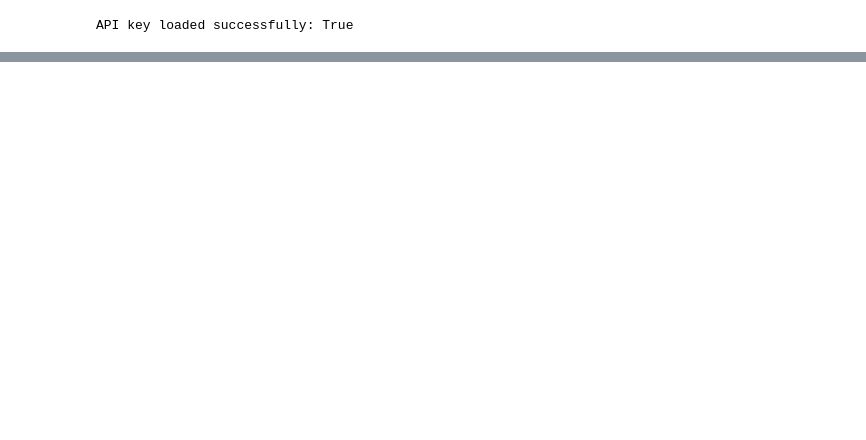
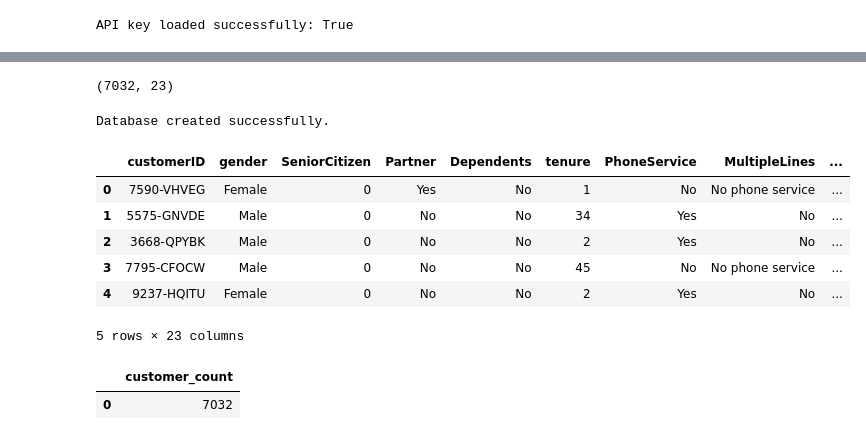
Before and after one commit to AchalaJain/telco-llm-analytics-assistant, a Jupyter notebook: notebooks/01_llm_text_to_sql.ipynb, the cells around one changed output, grey strips where cells are left out. Cells and saved outputs as stored; diff of their text form; code cells hidden in the pictures; blank space fills up the shorter version.

```diff
--- a/notebooks/01_llm_text_to_sql.ipynb
+++ b/notebooks/01_llm_text_to_sql.ipynb
@@ -25,0 +81,45 @@ print(response.text)
+# %%
+df.shape
+# %% [output]
+(7032, 23)
+# %%
+import sqlite3
+import pandas as pd
+
+conn = sqlite3.connect("telco.db")
+
+df.to_sql(
+    "customers",
+    conn,
+    if_exists="replace",
+    index=False
+)
+
+print("Database created successfully.")
+# %% [output]
+Database created successfully.
+# %%
+result = pd.read_sql_query(
+    "SELECT * FROM customers LIMIT 5",
+    conn
+)
+
+display(result)
+# %% [output]
+|  | customerID | gender | SeniorCitizen | Partner | Dependents | tenure | PhoneService | MultipleLines | ... |
+| 0 | 7590-VHVEG | Female | 0 | Yes | No | 1 | No | No phone service | ... |
+| 1 | 5575-GNVDE | Male | 0 | No | No | 34 | Yes | No | ... |
+| 2 | 3668-QPYBK | Male | 0 | No | No | 2 | Yes | No | ... |
+| 3 | 7795-CFOCW | Male | 0 | No | No | 45 | No | No phone service | ... |
+| 4 | 9237-HQITU | Female | 0 | No | No | 2 | Yes | No | ... |
+5 rows × 23 columns
+# %%
+count = pd.read_sql_query(
+    "SELECT COUNT(*) AS customer_count FROM customers",
+    conn
+)
+
+display(count)
+# %% [output]
+|  | customer_count |
+| 0 | 7032 |
```
Also changed, not shown: parts of 23 cells of this notebook.
